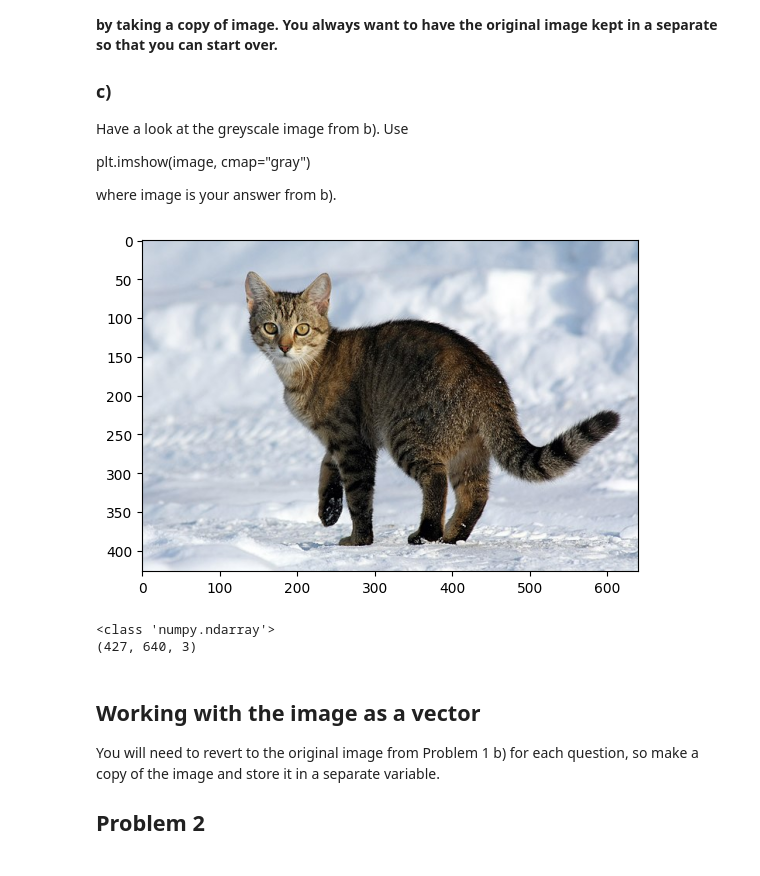
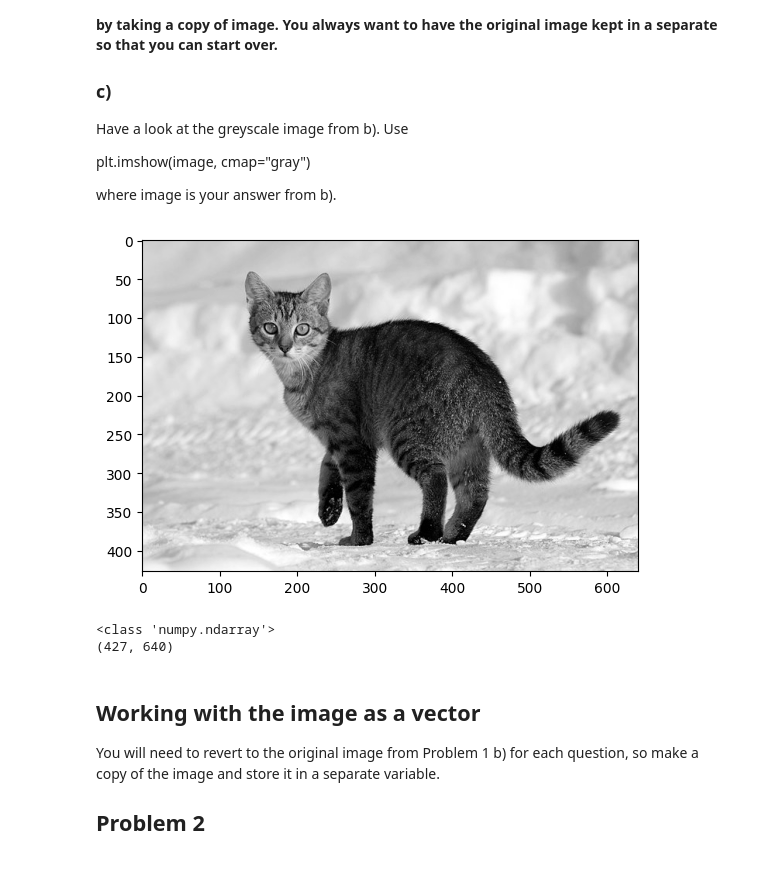
Before and after one commit to Gjermundhp02/BMA1020, a Jupyter notebook: Assignment 6/BMA1020/cat.ipynb, the cells around one changed output. Saved outputs shown, nothing was run; the diff lists cells and outputs as text; code cells hidden in the pictures.

```diff
--- a/Assignment 6/BMA1020/cat.ipynb
+++ b/Assignment 6/BMA1020/cat.ipynb
@@ -46,17 +46,21 @@ where image is your answer from b).
 # %%
 import matplotlib.pyplot as plt
 import numpy as np
 
 f = np.array(plt.imread("cat.jpg"))
+f2d = np.zeros((f.shape[0], f.shape[1]))
+f2d[:,:] = np.dot(f[:,:], np.array([0.2226, 0.7152, 0.0722]))
 
-plt.imshow(f)
+imageGray = f2d/255
+
+plt.imshow(imageGray, cmap='gray')
 plt.show()
-print(type(f))
-print(f.shape)
+print(type(imageGray))
+print(imageGray.shape)
 # %% [output]
-[figure, old version]
+[figure, new version]
 <class 'numpy.ndarray'>
-(427, 640, 3)
+(427, 640)
 # %% [markdown]
 ## Working with the image as a vector
 
```
Also changed, not shown: parts of 2 cells of this notebook.
